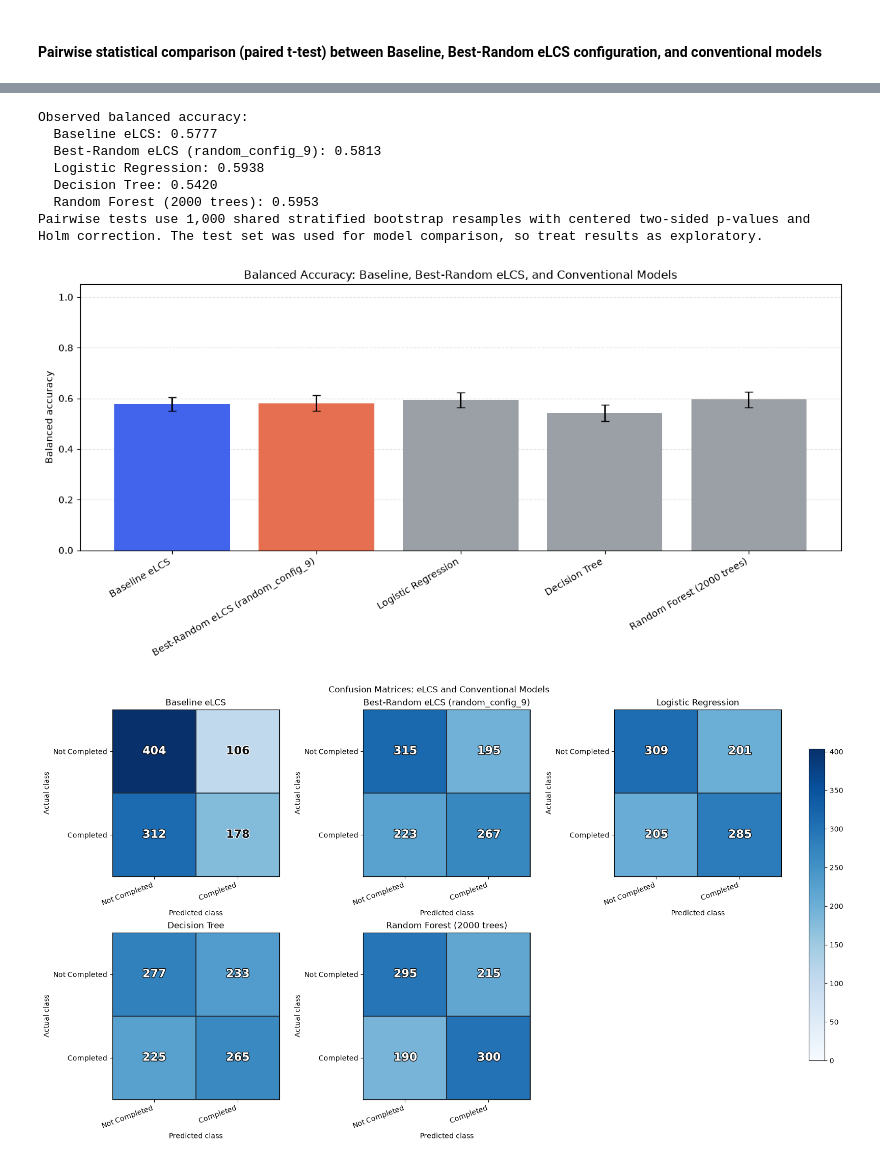
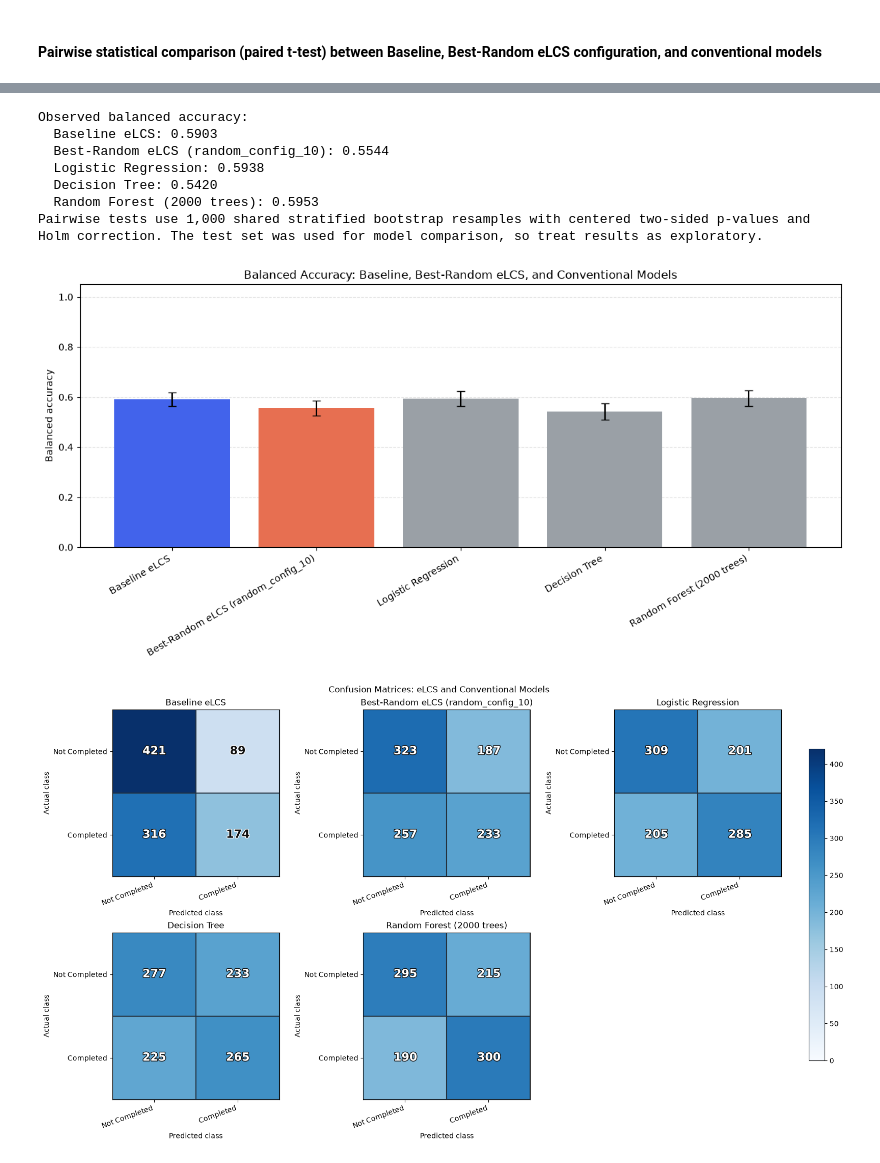
Before and after one commit to adithya-blip111/data_ai_project, a Jupyter notebook: src/data_ai_project_p2_lcs_improved.ipynb, the cells around one changed output, grey strips where cells are left out. Cells and saved outputs as stored; diff of their text form; code cells hidden in the pictures.

Commit message:
Fix final test comparison to use test predictions

```diff
--- a/src/data_ai_project_p2_lcs_improved.ipynb
+++ b/src/data_ai_project_p2_lcs_improved.ipynb
@@ -1955,11 +1965,10 @@ Conventional classifiers ranked by balanced accuracy:
 from itertools import combinations
 from sklearn.metrics import balanced_accuracy_score
 
+# Use eLCS predictions from the final untouched test set
 comparison_predictions = {
-    "Baseline eLCS": configuration_predictions["baseline"],
-    f"Best-Random eLCS ({best_config_label})": configuration_predictions[
-        best_config_label
-    ],
+    "Baseline eLCS": baseline_test_pred,
+    f"Best-Random eLCS ({best_config_label})": best_test_pred,
 }
 comparison_predictions.update(
     {
@@ -2111,13 +2120,17 @@ axis.set_axisbelow(True)
 figure.tight_layout()
 plt.show()
 
-# Plot confusion matrices for the eLCS and conventional models.
+# Plot confusion matrices using final untouched test-set predictions
 comparison_confusion_matrices = {
     "Baseline eLCS": confusion_matrix(
-        y_test_values, configuration_predictions["baseline"], labels=[0, 1]
+        y_test,
+        baseline_test_pred,
+        labels=[0, 1]
     ),
     f"Best-Random eLCS ({best_config_label})": confusion_matrix(
-        y_test_values, configuration_predictions[best_config_label], labels=[0, 1]
+        y_test,
+        best_test_pred,
+        labels=[0, 1]
     ),
 }
 comparison_confusion_matrices.update(conventional_confusion_matrices)
@@ -2184,11 +2197,11 @@ plt.show()
 | Logistic Regression | Random Forest (2000 trees) | +0.0016 | [-0.0271, +0.0290] | 0.8911 | 1 | ... |
 | Decision Tree | Random Forest (2000 trees) | +0.0534 | [+0.0150, +0.0934] | 0.008991 | 0.08991 | ... |
 Observed balanced accuracy:
-  Baseline eLCS: 0.5777
-  Best-Random eLCS (random_config_9): 0.5813
+  Baseline eLCS: 0.5903
+  Best-Random eLCS (random_config_10): 0.5544
   Logistic Regression: 0.5938
   Decision Tree: 0.5420
   Random Forest (2000 trees): 0.5953
 Pairwise tests use 1,000 shared stratified bootstrap resamples with centered two-sided p-values and Holm correction. The test set was used for model comparison, so treat results as exploratory.
-[figure, old version]
+[figure, new version]
-[figure, old version]
+[figure, new version]
```
Also changed, not shown: parts of 5 cells of this notebook.
